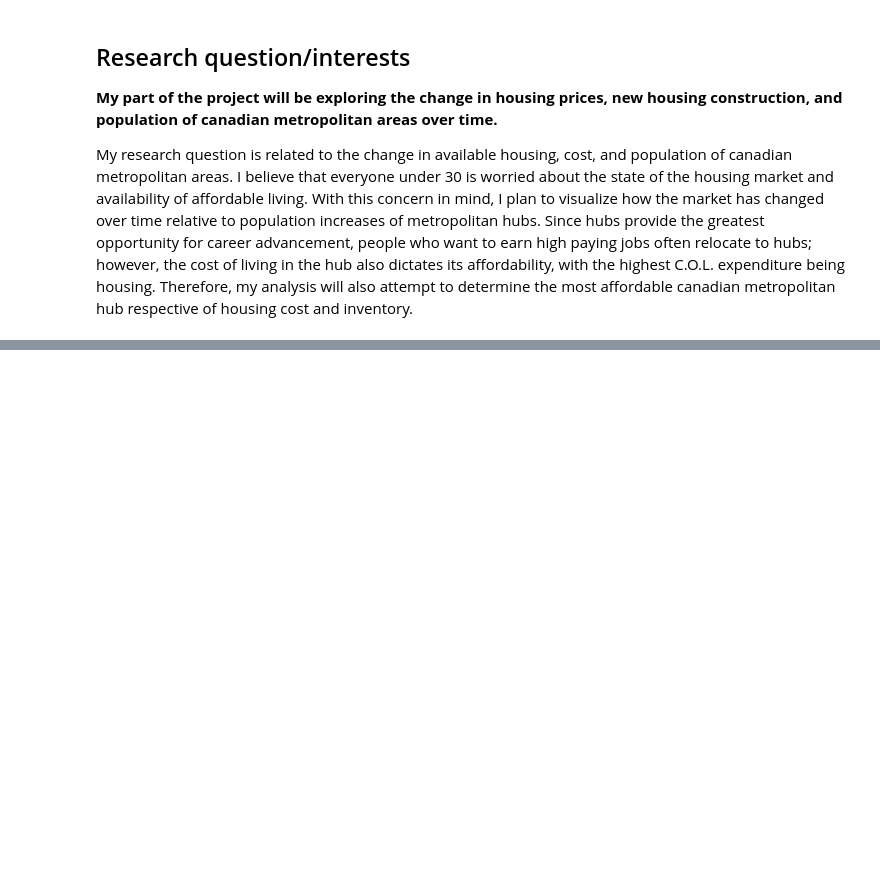
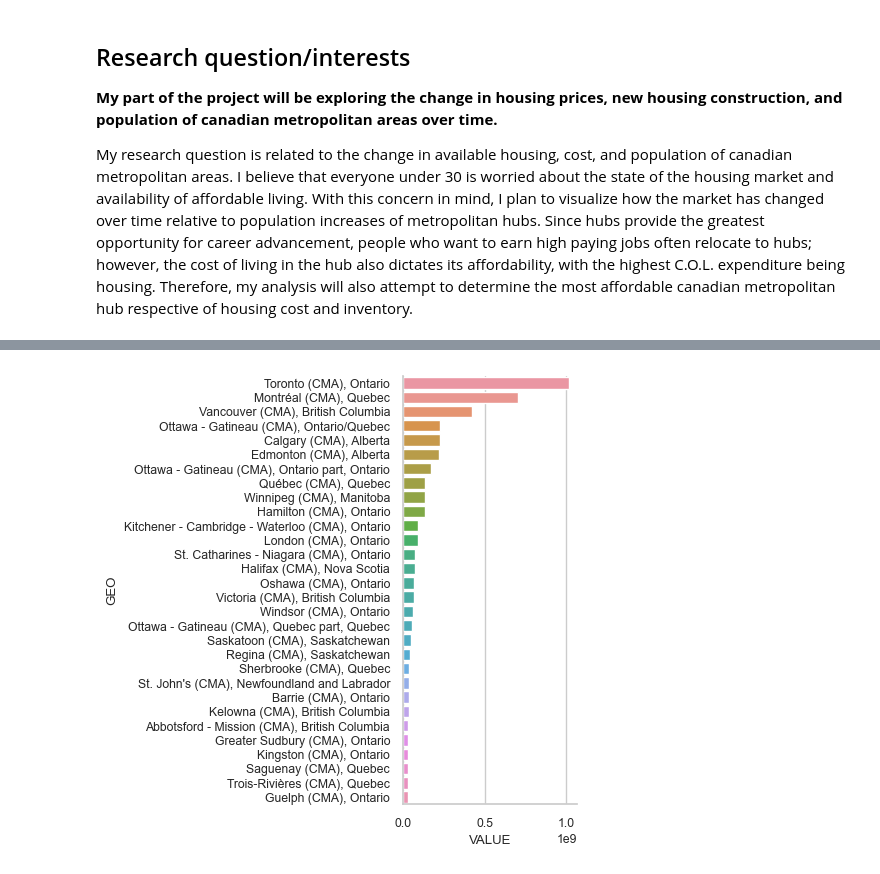
Before and after one commit to ubco-W2022T2-data301/project-group-group01, a Jupyter notebook: analysis/Logananalysis2.ipynb, the cells around one changed output, grey strips where cells are left out. Cells and saved outputs as stored; diff of their text form; code cells hidden in the pictures; blank space fills up the shorter version.

```diff
--- a/analysis/Logananalysis2.ipynb
+++ b/analysis/Logananalysis2.ipynb
@@ -15,0 +102,3 @@ PopEstimate = pd.read_csv("../data/raw/PopEstimate/PopEstimate.csv")
+# %%
+PE_ordered = PE_GB_GEO.sort_values(by=['VALUE'], ascending=False)
+PE_ordered.head(20)
@@ -15,0 +125,19 @@ PopEstimate = pd.read_csv("../data/raw/PopEstimate/PopEstimate.csv")
+# %%
+PE_ordered_v2 = PE_ordered.drop(PE_ordered[PE_ordered.GEO.isin(['Canada','All areas outside census metropolitan areas and census agglomerations, Canada',
+ 'All census agglomerations, Canada',
+ 'All census metropolitan areas and census agglomerations, Canada',
+ 'All census metropolitan areas, Canada','Area outside census metropolitan areas and census agglomerations, Alberta',
+ 'Area outside census metropolitan areas and census agglomerations, British Columbia',
+ 'Area outside census metropolitan areas and census agglomerations, Manitoba',
+ 'Area outside census metropolitan areas and census agglomerations, New Brunswick',
+ 'Area outside census metropolitan areas and census agglomerations, Newfoundland and Labrador',
+ 'Area outside census metropolitan areas and census agglomerations, Northwest Territories',
+ 'Area outside census metropolitan areas and census agglomerations, Nova Scotia',
+ 'Area outside census metropolitan areas and census agglomerations, Nunavut',
+ 'Area outside census metropolitan areas and census agglomerations, Ontario',
+ 'Area outside census metropolitan areas and census agglomerations, Prince Edward Island',
+ 'Area outside census metropolitan areas and census agglomerations, Quebec',
+ 'Area outside census metropolitan areas and census agglomerations, Saskatchewan',
+ 'Area outside census metropolitan areas and census agglomerations, Yukon',])].index)
+PE_ordered_filtered = PE_ordered_v2.head(30).reset_index()
+PE_ordered_filtered.drop(columns=["index"])
@@ -15,0 +162,6 @@ PopEstimate = pd.read_csv("../data/raw/PopEstimate/PopEstimate.csv")
+# %%
+sns.set_theme(style='whitegrid', font_scale=0.8)
+sns.catplot(data=PE_ordered_filtered, y='GEO', x='VALUE', kind='bar')
+n=None
+# %% [output]
+[figure, added]
```
Also changed, not shown: parts of 21 cells of this notebook.
